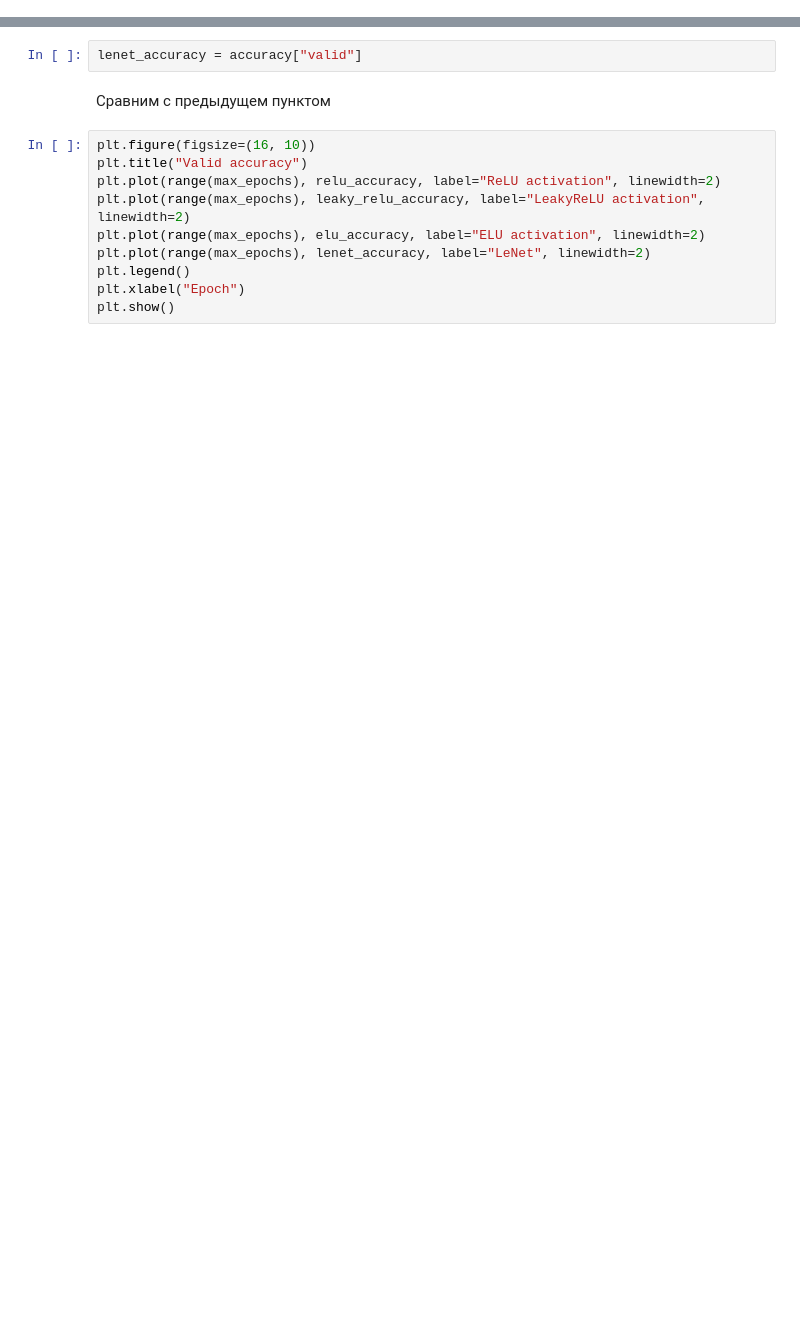
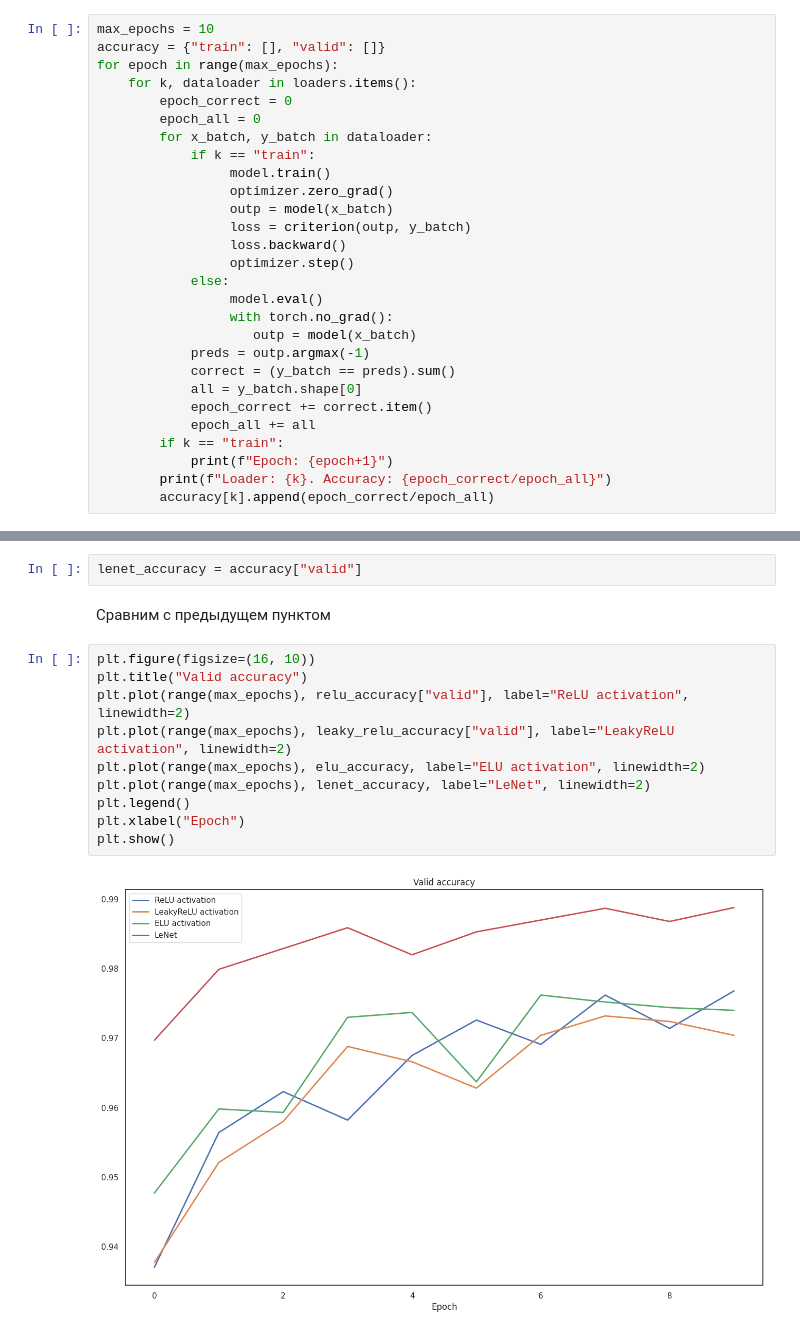
Before and after one commit to KaFFa0/deep-learning-school, a Jupyter notebook: 08_homework_Fully_Connected_and_Convolutional_Neural_Networks/[homework]dense_and_convolutional_nn.ipynb, the cells around one changed output, grey strips where cells are left out. Cells and saved outputs as stored; diff of their text form; blank space fills up the shorter version.

```diff
--- a/08_homework_Fully_Connected_and_Convolutional_Neural_Networks/[homework]dense_and_convolutional_nn.ipynb
+++ b/08_homework_Fully_Connected_and_Convolutional_Neural_Networks/[homework]dense_and_convolutional_nn.ipynb
@@ -618,0 +657,28 @@ loaders = {"train": train_dataloader, "valid": valid_dataloader}
+# %%
+max_epochs = 10
+accuracy = {"train": [], "valid": []}
+for epoch in range(max_epochs):
+    for k, dataloader in loaders.items():
+        epoch_correct = 0
+        epoch_all = 0
+        for x_batch, y_batch in dataloader:
+            if k == "train":
+                 model.train()
+                 optimizer.zero_grad()
+                 outp = model(x_batch)
+                 loss = criterion(outp, y_batch)
+                 loss.backward()
+                 optimizer.step()
+            else:
+                 model.eval()
+                 with torch.no_grad():
+                    outp = model(x_batch)
+            preds = outp.argmax(-1)
+            correct = (y_batch == preds).sum()
+            all = y_batch.shape[0]
+            epoch_correct += correct.item()
+            epoch_all += all
+        if k == "train":
+            print(f"Epoch: {epoch+1}")
+        print(f"Loader: {k}. Accuracy: {epoch_correct/epoch_all}")
+        accuracy[k].append(epoch_correct/epoch_all)
@@ -623,13 +707,15 @@ lenet_accuracy = accuracy["valid"]
 # %%
 plt.figure(figsize=(16, 10))
 plt.title("Valid accuracy")
-plt.plot(range(max_epochs), relu_accuracy, label="ReLU activation", linewidth=2)
-plt.plot(range(max_epochs), leaky_relu_accuracy, label="LeakyReLU activation", linewidth=2)
+plt.plot(range(max_epochs), relu_accuracy["valid"], label="ReLU activation", linewidth=2)
+plt.plot(range(max_epochs), leaky_relu_accuracy["valid"], label="LeakyReLU activation", linewidth=2)
 plt.plot(range(max_epochs), elu_accuracy, label="ELU activation", linewidth=2)
 plt.plot(range(max_epochs), lenet_accuracy, label="LeNet", linewidth=2)
 plt.legend()
 plt.xlabel("Epoch")
 plt.show()
+# %% [output]
+[figure, added]
 # %% [markdown]
 **Вопрос 6**
 Какое `accuracy` получается после обучения с точностью до двух знаков после запятой?
```
Also changed, not shown: parts of 16 cells of this notebook.
